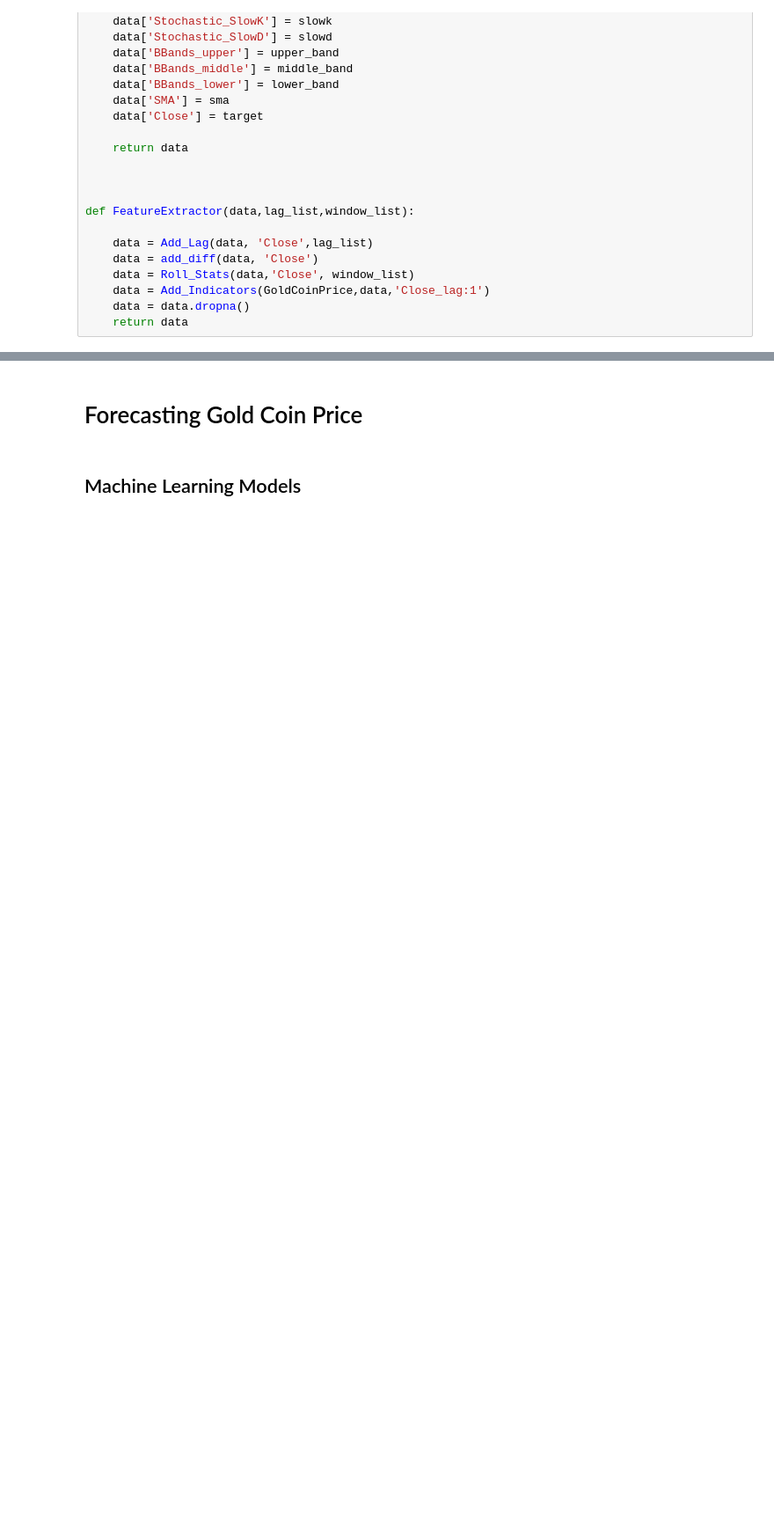
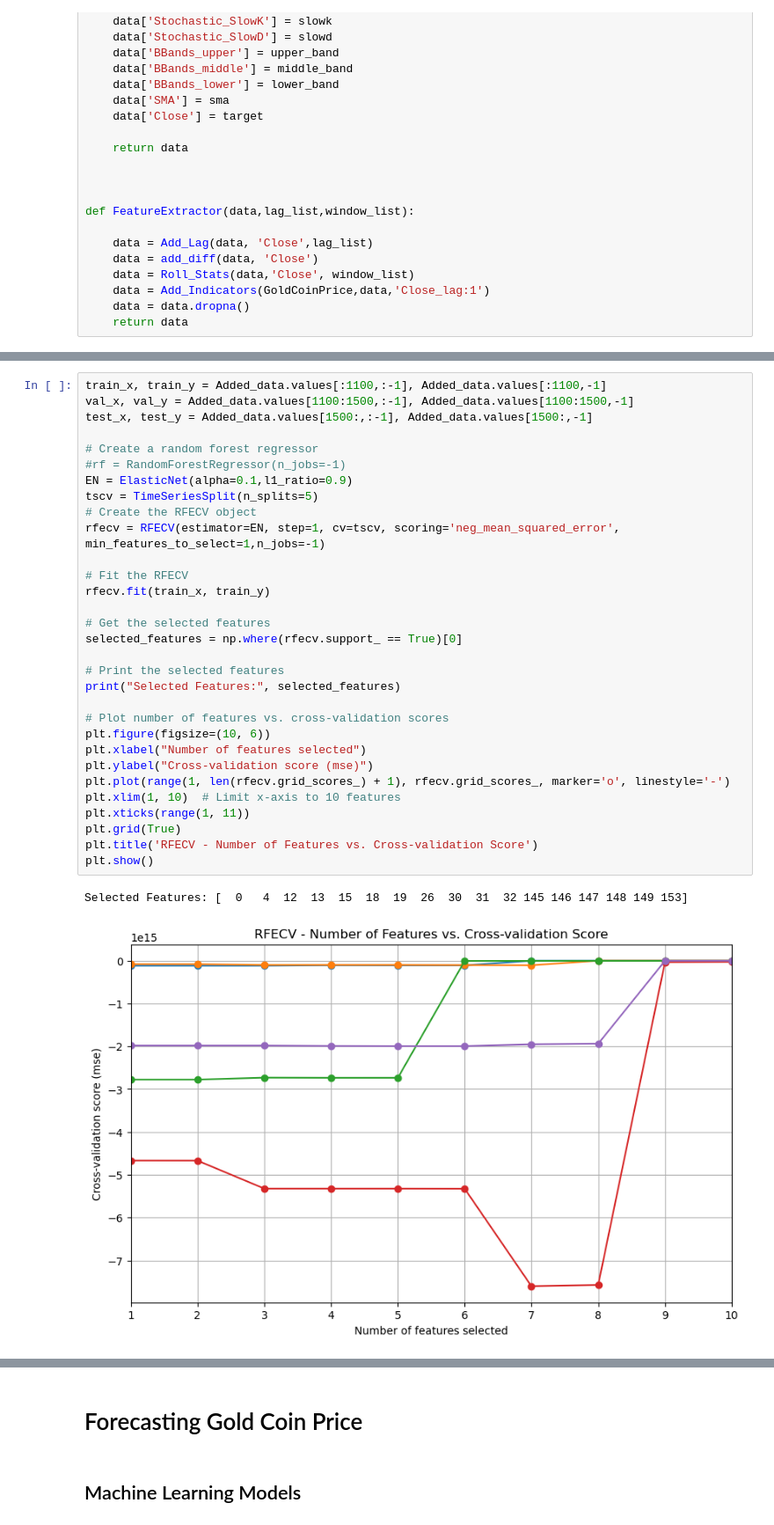
Before and after one commit to KhashayarRahimi/Option-Pricing, a Jupyter notebook: Persian_Option_Pricing.ipynb, the cells around one changed output, grey strips where cells are left out. Shown at 88% size. Cells and saved outputs as stored; diff of their text form; blank space fills up the shorter version.

```diff
--- a/Persian_Option_Pricing.ipynb
+++ b/Persian_Option_Pricing.ipynb
@@ -219,0 +279,34 @@ Added_data
+# %%
+train_x, train_y = Added_data.values[:1100,:-1], Added_data.values[:1100,-1]
+val_x, val_y = Added_data.values[1100:1500,:-1], Added_data.values[1100:1500,-1]
+test_x, test_y = Added_data.values[1500:,:-1], Added_data.values[1500:,-1]
+
+# Create a random forest regressor
+#rf = RandomForestRegressor(n_jobs=-1)
+EN = ElasticNet(alpha=0.1,l1_ratio=0.9)
+tscv = TimeSeriesSplit(n_splits=5)
+# Create the RFECV object
+rfecv = RFECV(estimator=EN, step=1, cv=tscv, scoring='neg_mean_squared_error', min_features_to_select=1,n_jobs=-1)
+
+# Fit the RFECV
+rfecv.fit(train_x, train_y)
+
+# Get the selected features
+selected_features = np.where(rfecv.support_ == True)[0]
+
+# Print the selected features
+print("Selected Features:", selected_features)
+
+# Plot number of features vs. cross-validation scores
+plt.figure(figsize=(10, 6))
+plt.xlabel("Number of features selected")
+plt.ylabel("Cross-validation score (mse)")
+plt.plot(range(1, len(rfecv.grid_scores_) + 1), rfecv.grid_scores_, marker='o', linestyle='-')
+plt.xlim(1, 10)  # Limit x-axis to 10 features
+plt.xticks(range(1, 11))
+plt.grid(True)
+plt.title('RFECV - Number of Features vs. Cross-validation Score')
+plt.show()
+# %% [output]
+Selected Features: [  0   4  12  13  15  18  19  26  30  31  32 145 146 147 148 149 153]
+[figure, added]
```
Also changed, not shown: parts of 41 cells of this notebook, 22 other files.
